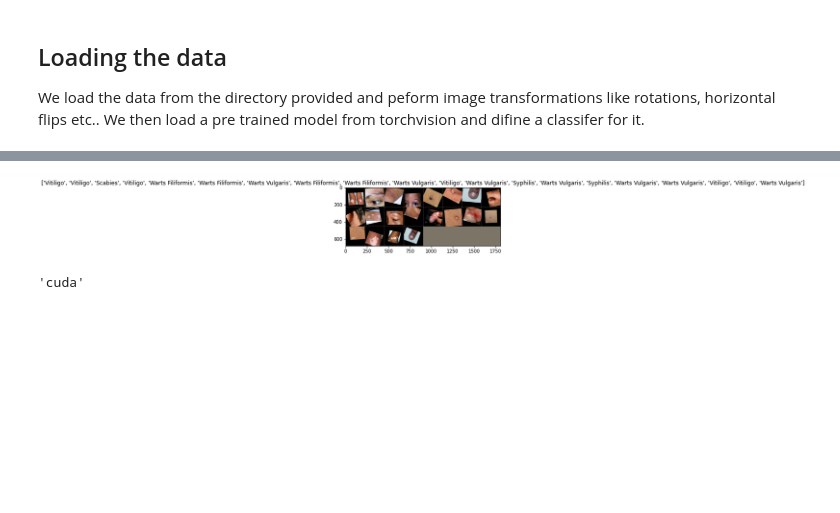
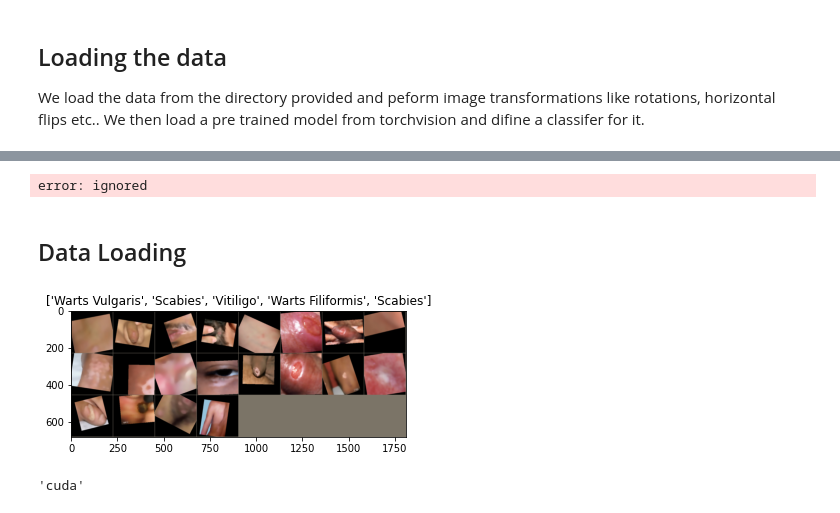
Before and after one commit to chileshemartin/diagnosis_of_skin_disease, a Jupyter notebook: skin_diagnosis.ipynb, the cells around one changed output, grey strips where cells are left out. Saved outputs shown, nothing was run; the diff lists cells and outputs as text; code cells hidden in the pictures; blank space fills up the shorter version.

```diff
--- a/skin_diagnosis.ipynb
+++ b/skin_diagnosis.ipynb
@@ -115,3 +174,11 @@ test_dir = data_dir+'/val'
+# %%
+adpttiveThreshold = cv2.adaptiveThreshold(image,255,cv2.ADAPTIVE_THRESH_GAUSSIAN_C, cv2.THRESH_BINARY, 11, 2)
+rgb = cv2.cvtColor(image, cv2.COLOR_BGR2RGB)
+plt.imshow(rgb)
+# %% [output]
+error: ignored
+# %% [markdown]
+## Data Loading
 # %%
 # peform data transafomrations for the training set.
 train_transforms = transforms.Compose([
@@ -141,26 +208,26 @@ class_names = train_dataset.classes
 # %%
 #delete this when the other imshow is working
 def imshow(inp, title=None):
   """Imshow for Tensor. """
   inp = inp.numpy().transpose((1, 2, 0))
   mean = np.array([0.485, 0.456, 0.406])
   std = np.array([0.229, 0.224, 0.225])
   inp = std * inp + mean
   inp = np.clip(inp, 0, 1)
   plt.imshow(inp)
   if title is not None:
     plt.title(title)
   plt.pause(0.001)  # pause to allow plots to complete
 
 # get a batch from the training data
 inputs, classes = next(iter(trainloader))
 
 # make a grid
 out = torchvision.utils.make_grid(inputs)
 
-imshow(out, title=[class_names[x] for x in classes])
+imshow(out, title=[class_names[x] for x in classes[:5]])
 # %% [output]
-[figure, old version]
+[figure, new version]
 # %%
 # download a pre trained model
 model_name = 'resnet50'
```
Also changed, not shown: parts of 21 cells of this notebook.
